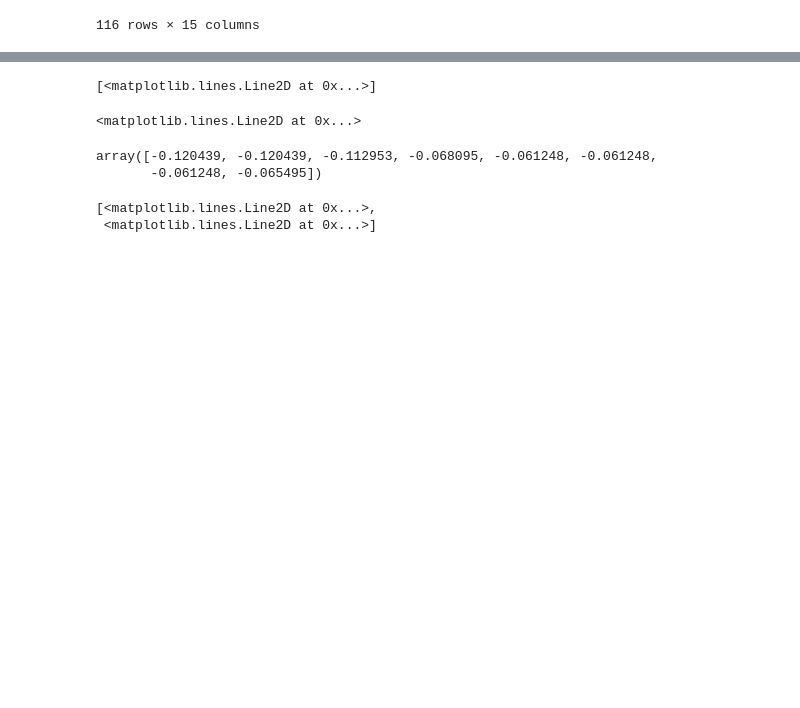
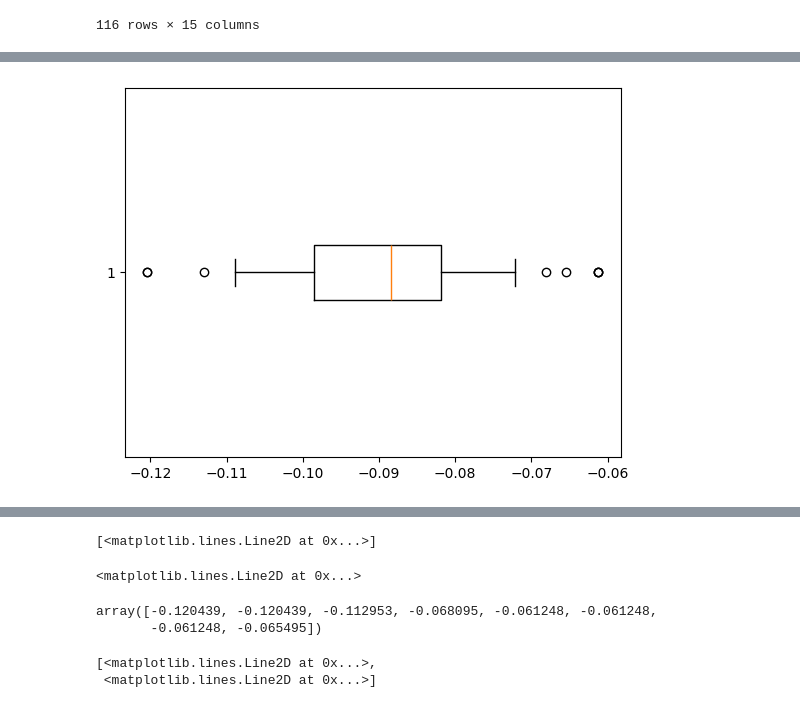
Before and after one commit to bbamknp2018/MSC_DPDM_2025, a Jupyter notebook: Data101_(dpdm24)_Chapter2.ipynb, the cells around one changed output, grey strips where cells are left out. Saved outputs shown, nothing was run; the diff lists cells and outputs as text; code cells hidden in the pictures; blank space fills up the shorter version.

```diff
--- a/Data101_(dpdm24)_Chapter2.ipynb
+++ b/Data101_(dpdm24)_Chapter2.ipynb
@@ -508 +676,5 @@ SS_cut
+# %%
+bp1 = plt.boxplot(SS_df4[~SS_df2['Longitude'].isnull()]['Longitude'],whis=0.8,vert=False)
+# %% [output]
+[figure, added]
 # %%
```
Also changed, not shown: parts of 11 cells of this notebook.
